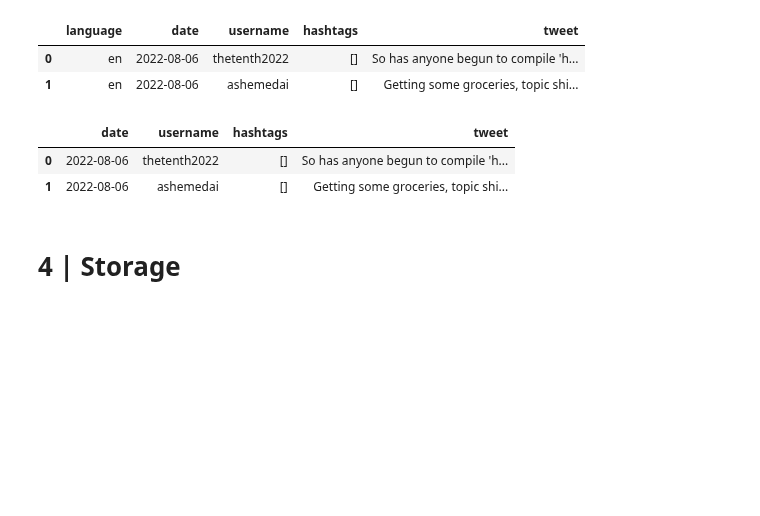
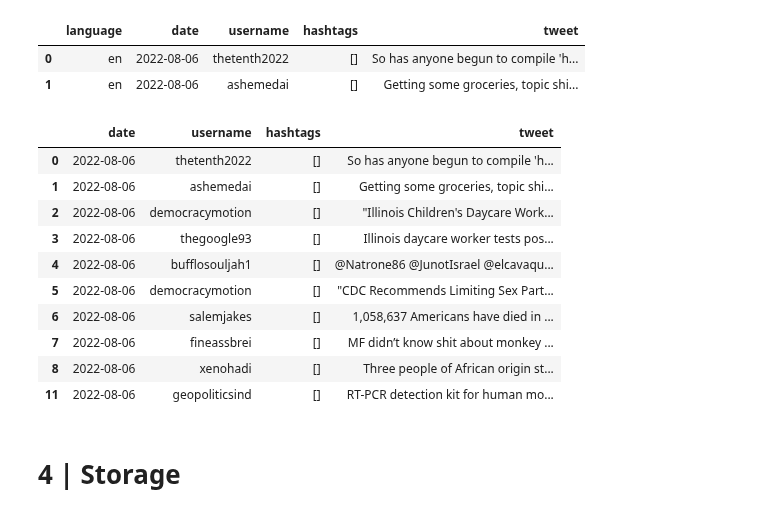
Before and after one commit to slp22/data-engineering-project, a Jupyter notebook: engineering_monkeypox_mvp.ipynb, the cells around one changed output. Drawn from its saved outputs; the diff is of its cells as text; code cells hidden in the pictures; blank space fills up the shorter version.

```diff
--- a/engineering_monkeypox_mvp.ipynb
+++ b/engineering_monkeypox_mvp.ipynb
@@ -221,11 +234,20 @@ tweets.head(2)
 # %%
 # Drop language column since we have only English tweets
 tweets = tweets.drop(columns=['language'])
-tweets.head(2)
-# %% [output]
-|  | date | username | hashtags | tweet |
-| 0 | 2022-08-06 | thetenth2022 | [] | So has anyone begun to compile 'h... |
-| 1 | 2022-08-06 | ashemedai | [] | Getting some groceries, topic shi... |
+# %%
+tweets.head(10)
+# %% [output]
+|  | date | username | hashtags | tweet |
+| 0 | 2022-08-06 | thetenth2022 | [] | So has anyone begun to compile 'h... |
+| 1 | 2022-08-06 | ashemedai | [] | Getting some groceries, topic shi... |
+| 2 | 2022-08-06 | democracymotion | [] | "Illinois Children's Daycare Work... |
+| 3 | 2022-08-06 | thegoogle93 | [] | Illinois daycare worker tests pos... |
+| 4 | 2022-08-06 | bufflosouljah1 | [] | @Natrone86 @JunotIsrael @elcavaqu... |
+| 5 | 2022-08-06 | democracymotion | [] | "CDC Recommends Limiting Sex Part... |
+| 6 | 2022-08-06 | salemjakes | [] | 1,058,637 Americans have died in ... |
+| 7 | 2022-08-06 | fineassbrei | [] | MF didn’t know shit about monkey ... |
+| 8 | 2022-08-06 | xenohadi | [] | Three people of African origin st... |
+| 11 | 2022-08-06 | geopoliticsind | [] | RT-PCR detection kit for human mo... |
 # %%
 # Save corpus
 tweets.to_pickle('/content/tweets.pkl')
```
Also changed, not shown: parts of 13 cells of this notebook.
